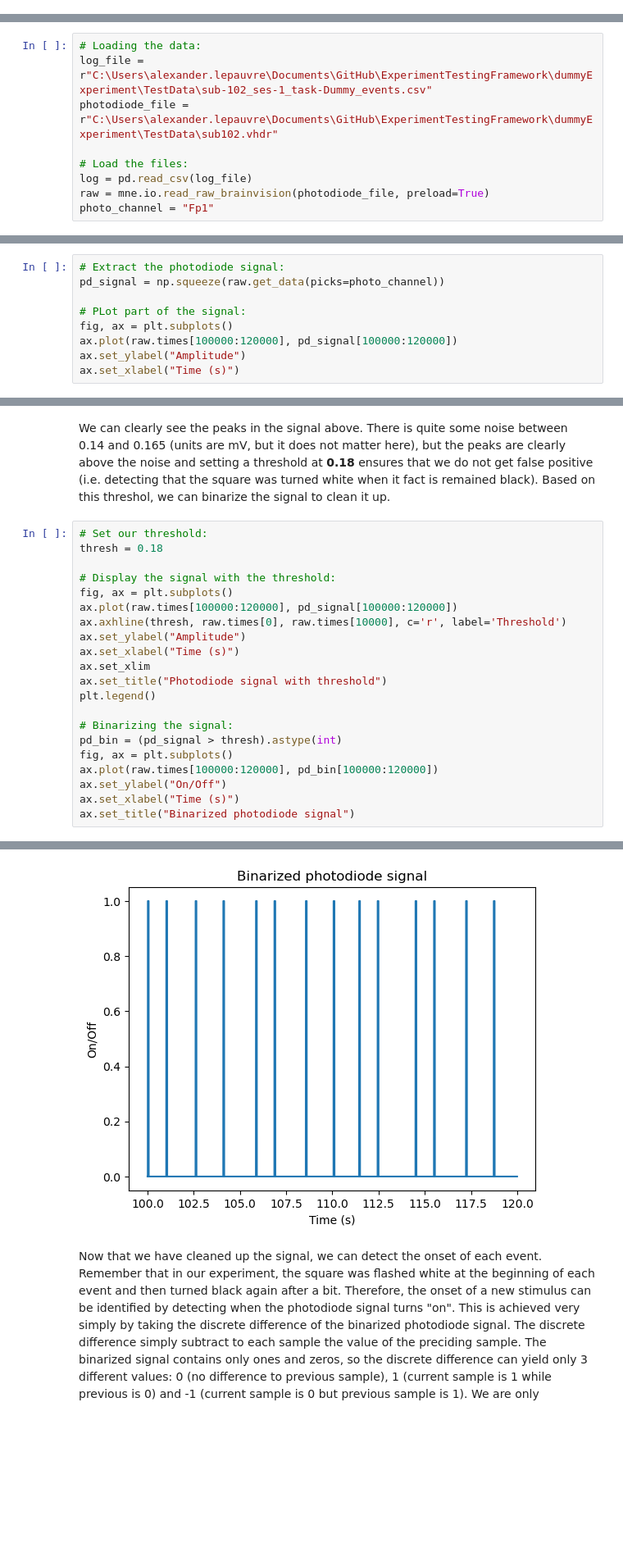
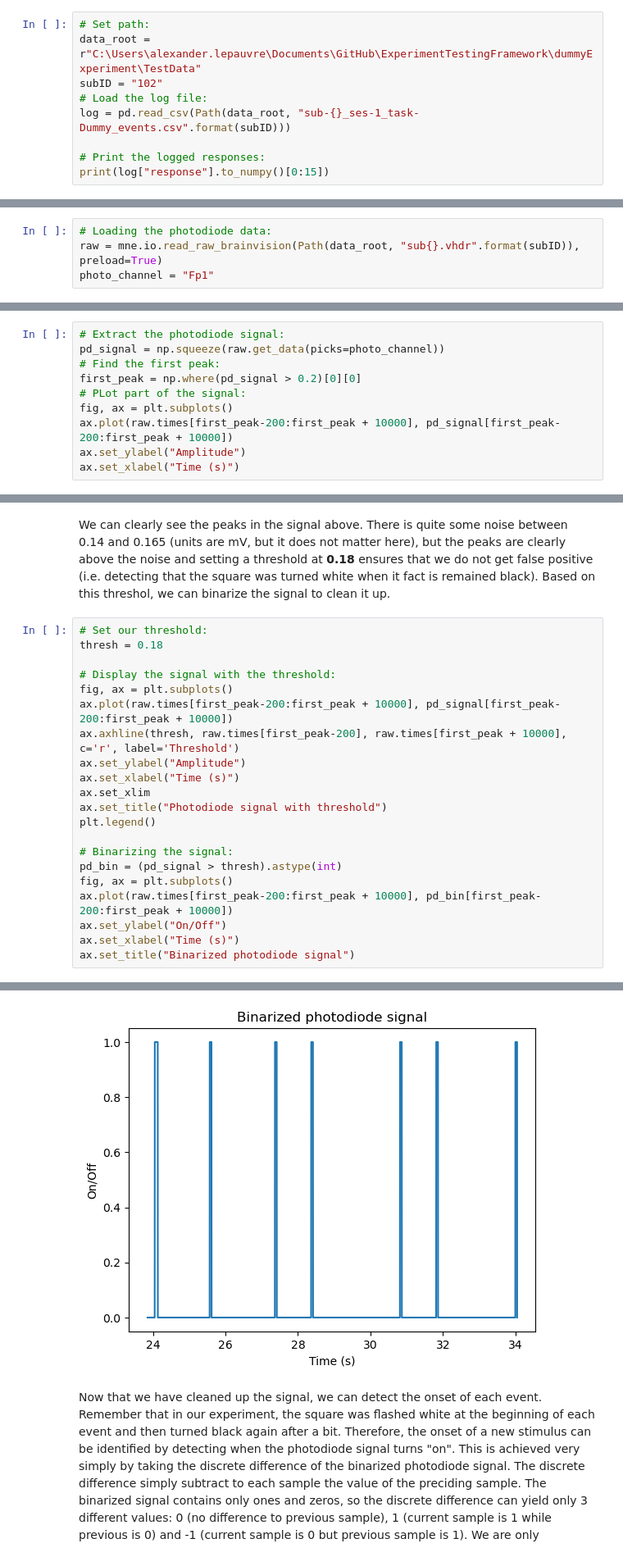
Before and after one commit to Cogitate-consortium/ExperimentTestingFramework, a Jupyter notebook: dummyExperiment/TestingProtocol.ipynb, the cells around one changed output, grey strips where cells are left out. Shown: that part at 82% size. Saved outputs shown, nothing was run; the diff lists cells and outputs as text; blank space fills up the shorter version.

```diff
--- a/dummyExperiment/TestingProtocol.ipynb
+++ b/dummyExperiment/TestingProtocol.ipynb
@@ -130,0 +150,9 @@ Based of these files, you can now test all remaining aspects of your experiment
+# %%
+# Set path:
+data_root = r"C:\Users\alexander.lepauvre\Documents\GitHub\ExperimentTestingFramework\dummyExperiment\TestData"
+subID = "102"
+# Load the log file:
+log = pd.read_csv(Path(data_root, "sub-{}_ses-1_task-Dummy_events.csv".format(subID)))
+
+# Print the logged responses:
+print(log["response"].to_numpy()[0:15])
@@ -138,13 +175,8 @@ In our experiment, there are three events in each trial:
 
 Using the photodiode, we can measure the actual occurence of these events to ensure that our experiment is behaving properly in term of timing. In other words, we want to make sure that the events occur at the time they are supposed to and last for as long as we expect them to last.
 # %%
-# Loading the data:
-log_file = r"C:\Users\alexander.lepauvre\Documents\GitHub\ExperimentTestingFramework\dummyExperiment\TestData\sub-102_ses-1_task-Dummy_events.csv"
-photodiode_file = r"C:\Users\alexander.lepauvre\Documents\GitHub\ExperimentTestingFramework\dummyExperiment\TestData\sub102.vhdr"
-
-# Load the files:
-log = pd.read_csv(log_file)
-raw = mne.io.read_raw_brainvision(photodiode_file, preload=True)
+# Loading the photodiode data:
+raw = mne.io.read_raw_brainvision(Path(data_root, "sub{}.vhdr".format(subID)), preload=True)
 photo_channel = "Fp1"
 # %% [output]
 Extracting parameters from C:\Users\alexander.lepauvre\Documents\GitHub\ExperimentTestingFramework\dummyExperiment\TestData\sub102.vhdr...
@@ -155,10 +187,11 @@ Once the data are loaded, the first step is to plot the photodiode signal. The s
 # %%
 # Extract the photodiode signal:
 pd_signal = np.squeeze(raw.get_data(picks=photo_channel))
-
+# Find the first peak:
+first_peak = np.where(pd_signal > 0.2)[0][0]
 # PLot part of the signal:
 fig, ax = plt.subplots()
-ax.plot(raw.times[100000:120000], pd_signal[100000:120000])
+ax.plot(raw.times[first_peak-200:first_peak + 10000], pd_signal[first_peak-200:first_peak + 10000])
 ax.set_ylabel("Amplitude")
 ax.set_xlabel("Time (s)")
 # %% [output]
@@ -172,8 +205,8 @@ thresh = 0.18
 
 # Display the signal with the threshold:
 fig, ax = plt.subplots()
-ax.plot(raw.times[100000:120000], pd_signal[100000:120000])
-ax.axhline(thresh, raw.times[0], raw.times[10000], c='r', label='Threshold')
+ax.plot(raw.times[first_peak-200:first_peak + 10000], pd_signal[first_peak-200:first_peak + 10000])
+ax.axhline(thresh, raw.times[first_peak-200], raw.times[first_peak + 10000], c='r', label='Threshold')
 ax.set_ylabel("Amplitude")
 ax.set_xlabel("Time (s)")
 ax.set_xlim
@@ -183,7 +216,7 @@ plt.legend()
 # Binarizing the signal:
 pd_bin = (pd_signal > thresh).astype(int)
 fig, ax = plt.subplots()
-ax.plot(raw.times[100000:120000], pd_bin[100000:120000])
+ax.plot(raw.times[first_peak-200:first_peak + 10000], pd_bin[first_peak-200:first_peak + 10000])
 ax.set_ylabel("On/Off")
 ax.set_xlabel("Time (s)")
 ax.set_title("Binarized photodiode signal")
@@ -193,4 +226,4 @@ Text(0.5, 1.0, 'Binarized photodiode signal')
-[figure, old version]
+[figure, new version]
 # %% [markdown]
 Now that we have cleaned up the signal, we can detect the onset of each event. Remember that in our experiment, the square was flashed white at the beginning of each event and then turned black again after a bit. Therefore, the onset of a new stimulus can be identified by detecting when the photodiode signal turns "on". This is achieved very simply by taking the discrete difference of the binarized photodiode signal. The discrete difference simply subtract to each sample the value of the preciding sample. The binarized signal contains only ones and zeros, so the discrete difference can yield only 3 different values: 0 (no difference to previous sample), 1 (current sample is 1 while previous is 0) and -1 (current sample is 0 but previous sample is 1). We are only interested in the sample where the discrete difference yields a 1, as it corresponds to the time point where the square turned white.
 # %%
```
Also changed, not shown: parts of 33 cells of this notebook.
